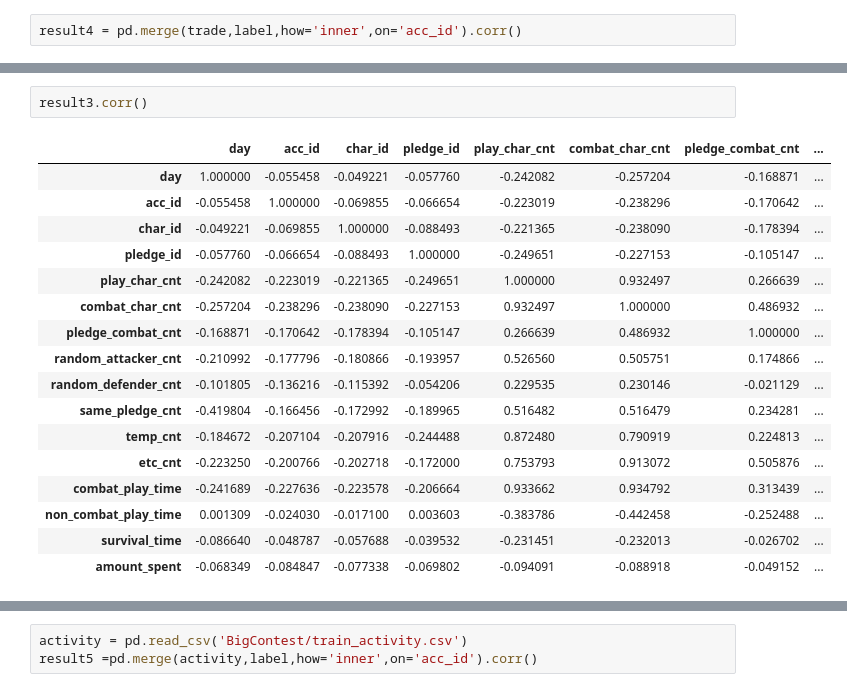
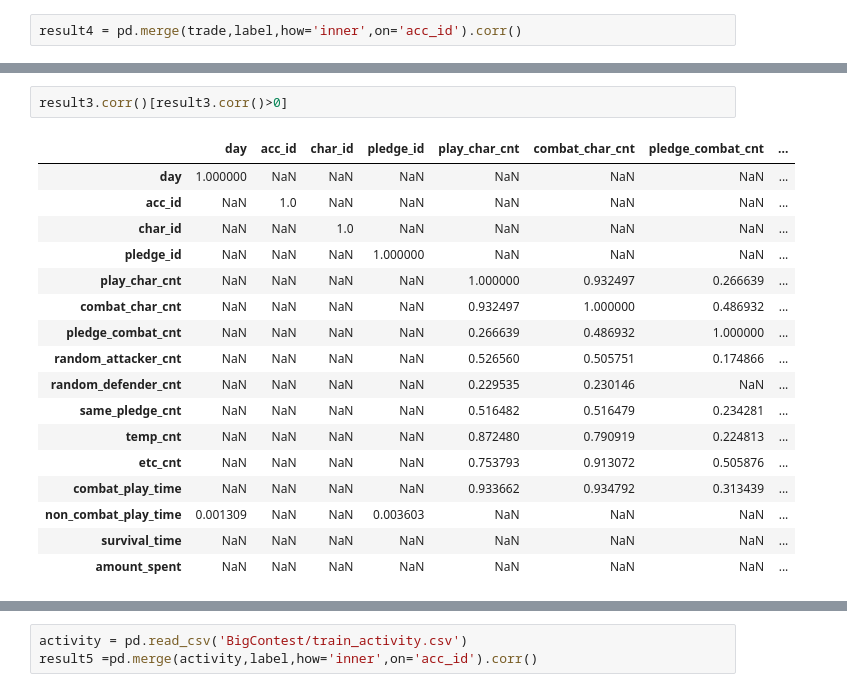
Before and after one commit to cyberjam/BigContest, a Jupyter notebook: BigCombat.ipynb, the cells around one changed output, grey strips where cells are left out. Drawn from its saved outputs; the diff is of its cells as text.

```diff
--- a/BigCombat.ipynb
+++ b/BigCombat.ipynb
@@ -405,21 +406,21 @@ result2.corr()
 # %%
-result3.corr()
+result3.corr()[result3.corr()>0]
 # %% [output]
 |  | day | acc_id | char_id | pledge_id | play_char_cnt | combat_char_cnt | pledge_combat_cnt | ... |
-| day | 1.000000 | -0.055458 | -0.049221 | -0.057760 | -0.242082 | -0.257204 | -0.168871 | ... |
-| acc_id | -0.055458 | 1.000000 | -0.069855 | -0.066654 | -0.223019 | -0.238296 | -0.170642 | ... |
-| char_id | -0.049221 | -0.069855 | 1.000000 | -0.088493 | -0.221365 | -0.238090 | -0.178394 | ... |
-| pledge_id | -0.057760 | -0.066654 | -0.088493 | 1.000000 | -0.249651 | -0.227153 | -0.105147 | ... |
-| play_char_cnt | -0.242082 | -0.223019 | -0.221365 | -0.249651 | 1.000000 | 0.932497 | 0.266639 | ... |
-| combat_char_cnt | -0.257204 | -0.238296 | -0.238090 | -0.227153 | 0.932497 | 1.000000 | 0.486932 | ... |
-| pledge_combat_cnt | -0.168871 | -0.170642 | -0.178394 | -0.105147 | 0.266639 | 0.486932 | 1.000000 | ... |
-| random_attacker_cnt | -0.210992 | -0.177796 | -0.180866 | -0.193957 | 0.526560 | 0.505751 | 0.174866 | ... |
-| random_defender_cnt | -0.101805 | -0.136216 | -0.115392 | -0.054206 | 0.229535 | 0.230146 | -0.021129 | ... |
-| same_pledge_cnt | -0.419804 | -0.166456 | -0.172992 | -0.189965 | 0.516482 | 0.516479 | 0.234281 | ... |
-| temp_cnt | -0.184672 | -0.207104 | -0.207916 | -0.244488 | 0.872480 | 0.790919 | 0.224813 | ... |
-| etc_cnt | -0.223250 | -0.200766 | -0.202718 | -0.172000 | 0.753793 | 0.913072 | 0.505876 | ... |
-| combat_play_time | -0.241689 | -0.227636 | -0.223578 | -0.206664 | 0.933662 | 0.934792 | 0.313439 | ... |
-| non_combat_play_time | 0.001309 | -0.024030 | -0.017100 | 0.003603 | -0.383786 | -0.442458 | -0.252488 | ... |
-| survival_time | -0.086640 | -0.048787 | -0.057688 | -0.039532 | -0.231451 | -0.232013 | -0.026702 | ... |
-| amount_spent | -0.068349 | -0.084847 | -0.077338 | -0.069802 | -0.094091 | -0.088918 | -0.049152 | ... |
+| day | 1.000000 | NaN | NaN | NaN | NaN | NaN | NaN | ... |
+| acc_id | NaN | 1.0 | NaN | NaN | NaN | NaN | NaN | ... |
+| char_id | NaN | NaN | 1.0 | NaN | NaN | NaN | NaN | ... |
+| pledge_id | NaN | NaN | NaN | 1.000000 | NaN | NaN | NaN | ... |
+| play_char_cnt | NaN | NaN | NaN | NaN | 1.000000 | 0.932497 | 0.266639 | ... |
+| combat_char_cnt | NaN | NaN | NaN | NaN | 0.932497 | 1.000000 | 0.486932 | ... |
+| pledge_combat_cnt | NaN | NaN | NaN | NaN | 0.266639 | 0.486932 | 1.000000 | ... |
+| random_attacker_cnt | NaN | NaN | NaN | NaN | 0.526560 | 0.505751 | 0.174866 | ... |
+| random_defender_cnt | NaN | NaN | NaN | NaN | 0.229535 | 0.230146 | NaN | ... |
+| same_pledge_cnt | NaN | NaN | NaN | NaN | 0.516482 | 0.516479 | 0.234281 | ... |
+| temp_cnt | NaN | NaN | NaN | NaN | 0.872480 | 0.790919 | 0.224813 | ... |
+| etc_cnt | NaN | NaN | NaN | NaN | 0.753793 | 0.913072 | 0.505876 | ... |
+| combat_play_time | NaN | NaN | NaN | NaN | 0.933662 | 0.934792 | 0.313439 | ... |
+| non_combat_play_time | 0.001309 | NaN | NaN | 0.003603 | NaN | NaN | NaN | ... |
+| survival_time | NaN | NaN | NaN | NaN | NaN | NaN | NaN | ... |
+| amount_spent | NaN | NaN | NaN | NaN | NaN | NaN | NaN | ... |
 # %%
```
Also changed, not shown: parts of 3 cells of this notebook.
